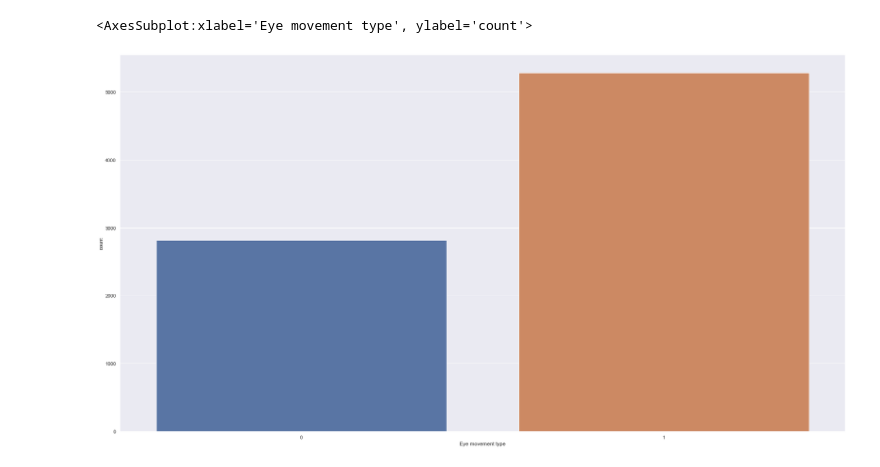
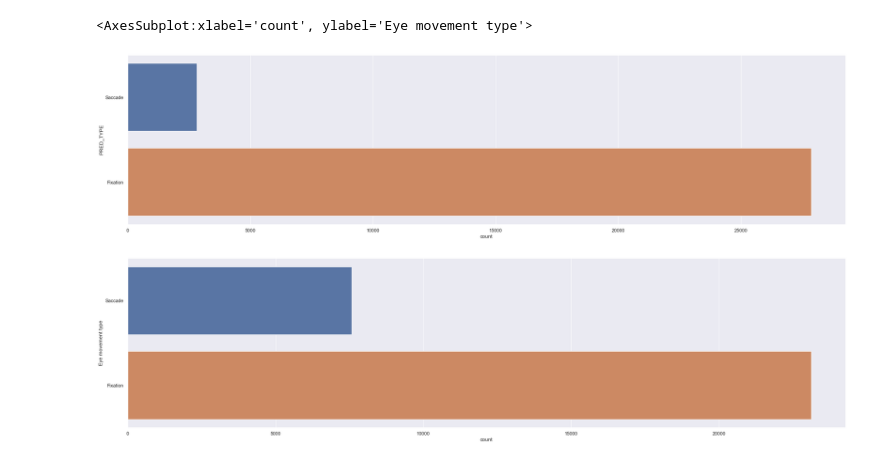
Before and after one commit to Tuur123/StageHITlab, a Jupyter notebook: FixationFinder/research.ipynb, the cells around one changed output. Cells and saved outputs as stored; diff of their text form; code cells hidden in the pictures.

```diff
--- a/FixationFinder/research.ipynb
+++ b/FixationFinder/research.ipynb
@@ -12,3 +20,3 @@ from sklearn.svm import SVC
 # %%
 sns.set(rc = {'figure.figsize':(30, 16)})
-data = pd.read_csv('export.csv')
+data = pd.read_csv('data.tsv', sep='\t')
@@ -58,0 +84,28 @@ sns.scatterplot(x=data['SPEED_DIFF_X'], y=data['SPEED_DIFF_Y'], hue=data['Eye mo
+# %%
+data['PUPIL_Z_AVG'] = (data['Pupil position left Z'] + data['Pupil position right Z']) / 2
+data['PUPIL_X_AVG'] = (data['Pupil position left X'] + data['Pupil position right X']) / 2
+data['PUPIL_Y_AVG'] = (data['Pupil position left Y'] + data['Pupil position right Y']) / 2
+
+data['VECTOR1_X'] = + data['PUPIL_X_AVG'] - data['Pupil position left X']
+data['VECTOR1_Y'] = + data['PUPIL_Y_AVG'] - data['Pupil position left Y']
+data['VECTOR1_Z'] = + data['PUPIL_Z_AVG'] - data['Pupil position left Z']
+
+data['VECTOR2_X'] = + data['PUPIL_X_AVG'] - data['Pupil position right X']
+data['VECTOR2_Y'] = + data['PUPIL_Y_AVG'] - data['Pupil position right Y']
+data['VECTOR2_Z'] = + data['PUPIL_Z_AVG'] - data['Pupil position right Z']
+
+# arccos[(xa * xb + ya * yb + za * zb) / (√(xa2 + ya2 + za2) * √(xb2 + yb2 + zb2))]
+
+data['ANGLE'] = np.arccos((data['VECTOR1_X'] * data['VECTOR2_X'] + data['VECTOR1_Y'] * data['VECTOR2_Y'] + data['VECTOR1_Z'] * data['VECTOR2_Z']) \
+/ (np.sqrt(data['VECTOR1_X'] ** 2 + data['VECTOR1_Y'] ** 2 + data['VECTOR1_Z'] ** 2) * np.sqrt(data['VECTOR2_X'] ** 2 + data['VECTOR2_Y'] ** 2 + data['VECTOR2_Z'] ** 2)))
+
+
+dy = np.diff(data['Computer timestamp'])
+
+data.drop(0, inplace=True)
+data.reset_index(inplace=True)
+data['ANGLE_VEL'] = data['ANGLE'] / dy
+data.dropna(inplace=True, subset=['ANGLE_VEL'])
+data.reset_index(inplace=True)
+
+data['ANGLE_VEL'].mean(), data['ANGLE_VEL'].std(), data['ANGLE_VEL'].max()
@@ -58,0 +167,3 @@ sns.scatterplot(x=data['SPEED_DIFF_X'], y=data['SPEED_DIFF_Y'], hue=data['Eye mo
+# %%
+data['PRED_TYPE'] = np.where(data['ANGLE_VEL'] > 145, 'Fixation', 'Saccade')
+print(classification_report(data['Eye movement type'], data['PRED_TYPE']))
@@ -59 +179,9 @@ sns.scatterplot(x=data['SPEED_DIFF_X'], y=data['SPEED_DIFF_Y'], hue=data['Eye mo
+# %%
+plt.subplot(2, 1, 1)
+sns.countplot(data=data, y='PRED_TYPE')
+plt.subplot(2, 1, 2)
+sns.countplot(data=data, y='Eye movement type')
+# %% [output]
+<AxesSubplot:xlabel='count', ylabel='Eye movement type'>
+[figure, added]
 # %%
@@ -62,5 +190,0 @@ data['Eye movement type'] = data['Eye movement type'].replace('Saccade', 0)
-# %%
-sns.countplot(data['Eye movement type'])
-# %% [output]
-<AxesSubplot:xlabel='Eye movement type', ylabel='count'>
-[figure, removed]
```
Also changed, not shown: parts of 28 cells of this notebook, 6 other files.
